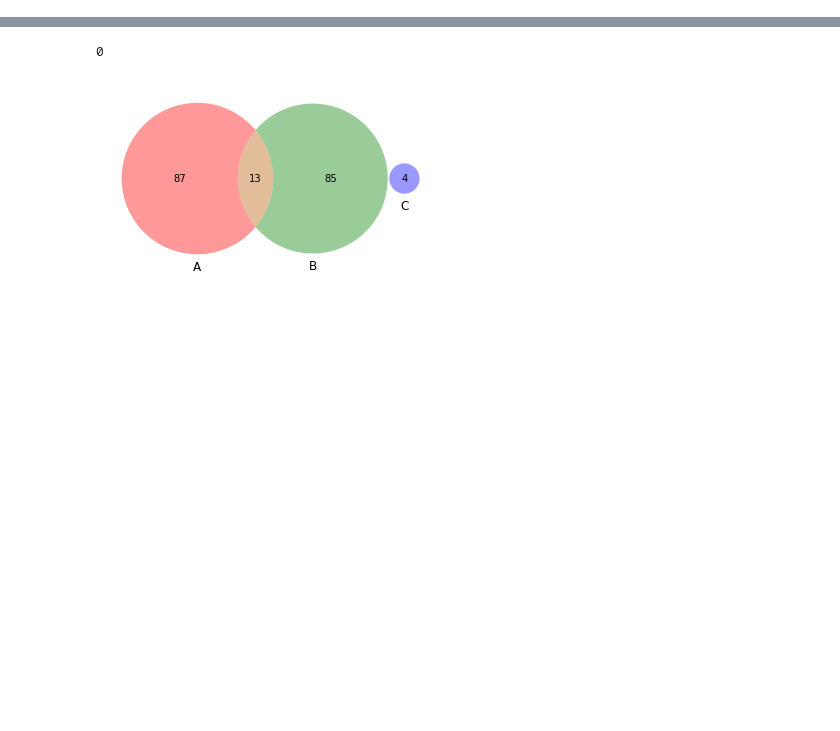
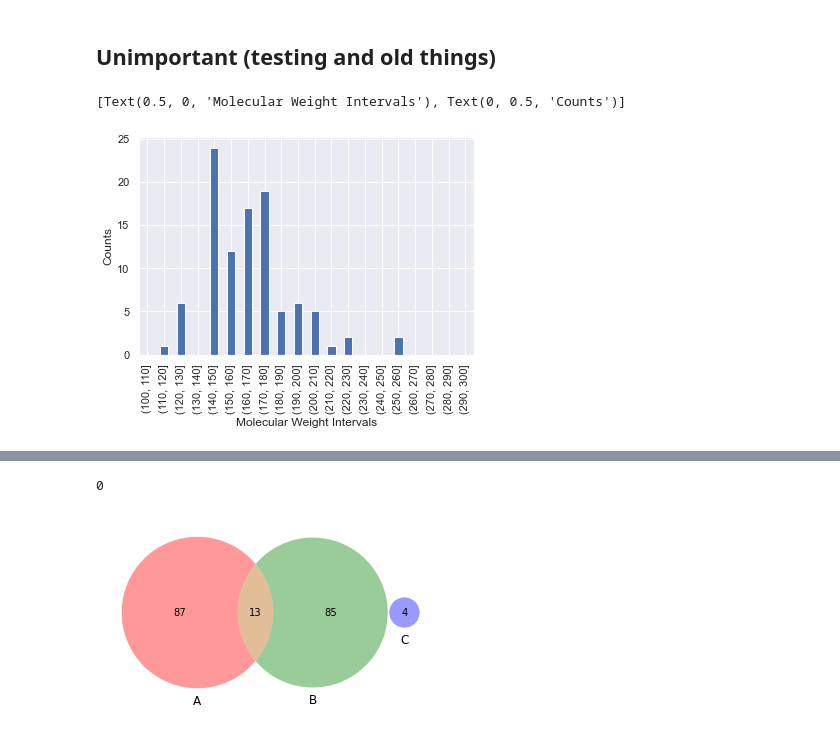
Before and after one commit to Steinbeck-Lab/ChemIcal-DatasEt-comparatoR, a Jupyter notebook: Praktikum.ipynb, the cells around one changed output, grey strips where cells are left out. Cells and saved outputs as stored; diff of their text form; code cells hidden in the pictures; blank space fills up the shorter version.

```diff
--- a/Praktikum.ipynb
+++ b/Praktikum.ipynb
@@ -28,0 +429,10 @@ set4 = Chem.SDMolSupplier('data/4xmol.sdf')
+# %% [markdown]
+## Unimportant (testing and old things)
+# %%
+sns.set(style="darkgrid")
+
+q = bin_lists2[1].plot(kind='bar')
+q.set(xlabel = "Molecular Weight Intervals", ylabel = "Counts")
+# %% [output]
+[Text(0.5, 0, 'Molecular Weight Intervals'), Text(0, 0.5, 'Counts')]
+[figure, added]
```
Also changed, not shown: parts of 36 cells of this notebook.
